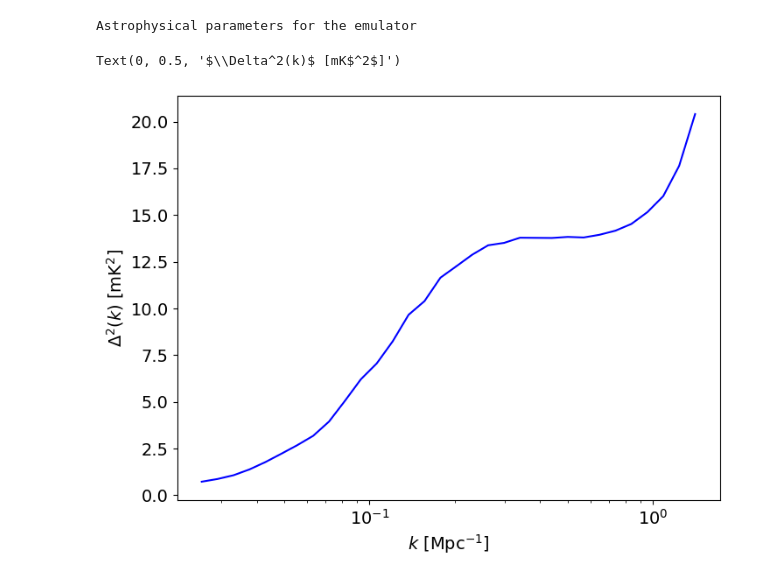
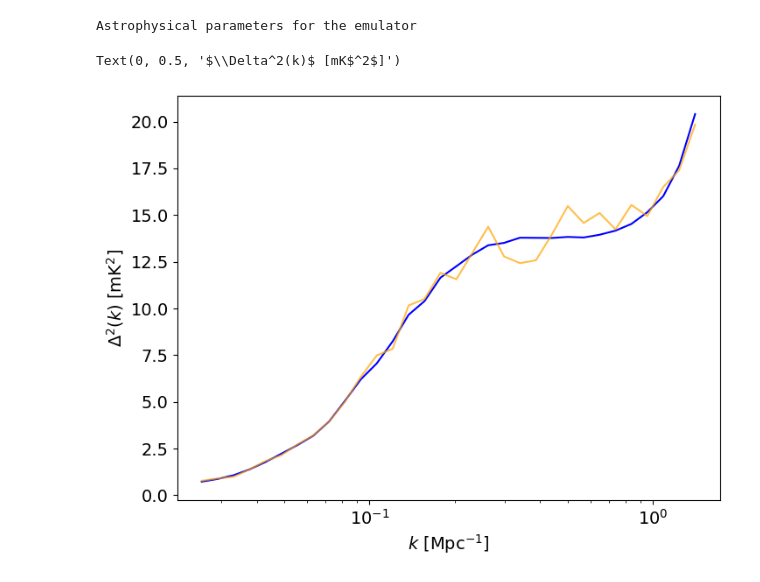
Before and after one commit to leonnoble/sbi_21cm_ps, a Jupyter notebook: 21cmEMU_call.ipynb, the cells around one changed output. Drawn from its saved outputs; the diff is of its cells as text; code cells hidden in the pictures.

Commit message:
added noise in power spectrum

```diff
--- a/21cmEMU_call.ipynb
+++ b/21cmEMU_call.ipynb
@@ -161,12 +161,17 @@ def simu_1d_ps(theta, redshift_value):
     return ps_1d_at_z
 # %%
 ps_1_d = simu_1d_ps(astro_params, redshift_value = 8.01)
+
+sigma_noise = 0.05 * ps_1_d # 5% noise level
+np.random.seed(20)  # for reproducibility
+ps_noisy = ps_1_d + np.random.normal(0, sigma_noise, size=ps_1_d.shape) # add noise to the power spectrum
 # %%
 plt.figure(figsize=(8, 6))
 plt.plot(k, ps_1_d, label=f'21cmEMU Prediction at z={redshift_value}', color='blue')
+plt.plot(k, ps_noisy, label=f'Noisy Power Spectrum at z={redshift_value}', color='orange', alpha=0.7)
 plt.xscale('log')
 plt.xlabel(r'$k$ [Mpc$^{-1}$]')
 plt.ylabel(r'$\Delta^2(k)$ [mK$^2$]')
 # %% [output]
 Text(0, 0.5, '$\\Delta^2(k)$ [mK$^2$]')
-[figure, old version]
+[figure, new version]
```
Also changed, not shown: 1 other file.
